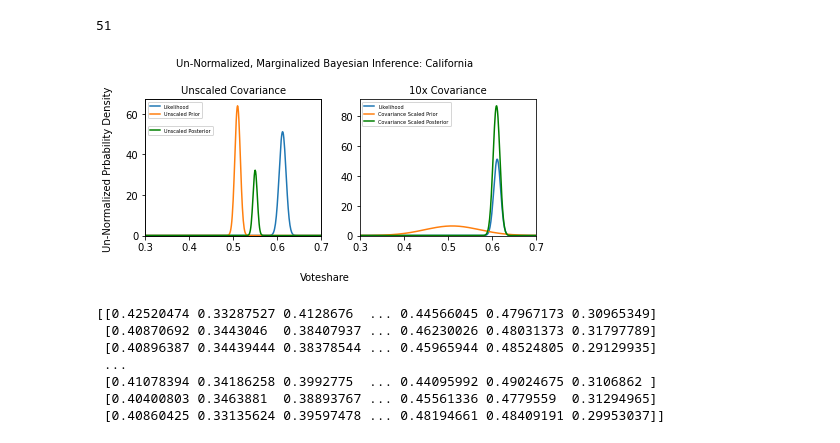
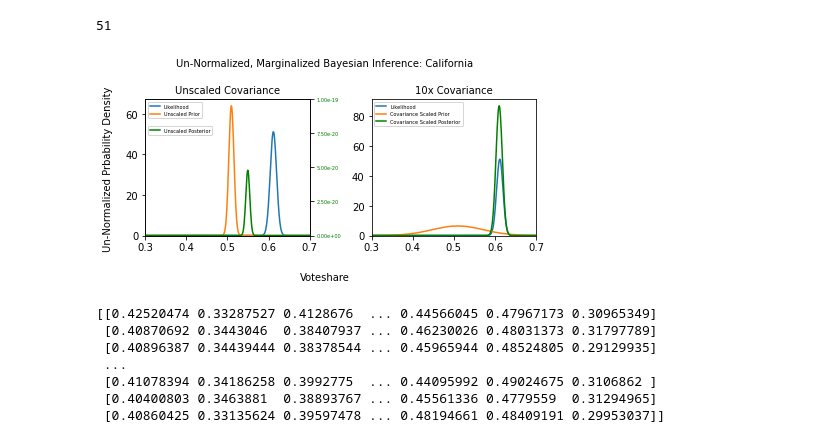
Before and after one commit to jmanlarkin/Phys321_FinalProject, a Jupyter notebook: Modeling.ipynb, the cells around one changed output. Cells and saved outputs as stored; diff of their text form; code cells hidden in the pictures.

```diff
--- a/Modeling.ipynb
+++ b/Modeling.ipynb
@@ -184,37 +184,37 @@ post_calif_biden_wide = like_calif_biden * pri_calif_biden_wide
 fig, ax = plt.subplots(nrows=1, ncols=2, figsize=(6.4, 4.8 / 1.5))
 
 ax2 = ax[0].twinx()
 
 ax[0].plot(x, like_calif_biden, label='Likelihood')
 ax[0].plot(x, pri_calif_biden, label='Unscaled Prior')
 ax2.plot(x, post_calif_biden, label='Unscaled Posterior', color='g')
 ax2.set_ylim(0, 10 * 10**-20)
-ax2.tick_params(axis='y', labelcolor='g')
+ax2.tick_params(axis='y', labelcolor='g', labelsize=5)
 ax2.yaxis.set_major_formatter(mtick.FormatStrFormatter('%.2e'))
-ax2.set_yticks(ticks = np.linspace(0, 10*10**-20, 0), fontsize=2)
+ax2.set_yticks(ticks = np.linspace(0, 10*10**-20, 5), fontsize=2)
 
 ax[1].plot(x, like_calif_biden, label='Likelihood')
 ax[1].plot(x, pri_calif_biden_wide, label='Covariance Scaled Prior')
 ax[1].plot(x, post_calif_biden_wide, label='Covariance Scaled Posterior', color='g')
 ax[1].set_ylim(0)
 ax[0].set_ylim(0)
 
 ax[0].set_xlim(0.3, 0.7)
 ax[1].set_xlim(0.3, 0.7)
 ax[0].set_title('Unscaled Covariance', fontsize=10)
 ax[1].set_title('10x Covariance', fontsize=10)
 ax[0].legend(loc='upper left', prop={'size': 5})
 ax[1].legend(loc='upper left', prop={'size': 5})
 ax2.legend(loc=(0.015, 0.74), prop={'size': 5})
 
 fig.suptitle('Un-Normalized, Marginalized Bayesian Inference: California', fontsize=10)
 fig.supxlabel('Voteshare', fontsize = 10)
 fig.supylabel('Un-Normalized Prbability Density', fontsize = 10)
 fig.tight_layout()
-fig.savefig('Plots/marginalized_inference.png')
+fig.savefig('Plots/marginalized_inference.pdf')
 plt.show()
 # %% [output]
-[figure, old version]
+[figure, new version]
 # %%
 # Implementing MCMC
 # First simulation done using computationally inefficient posterior (taking log after of post, rather than
```
Also changed, not shown: parts of 28 cells of this notebook, 2 other files.
